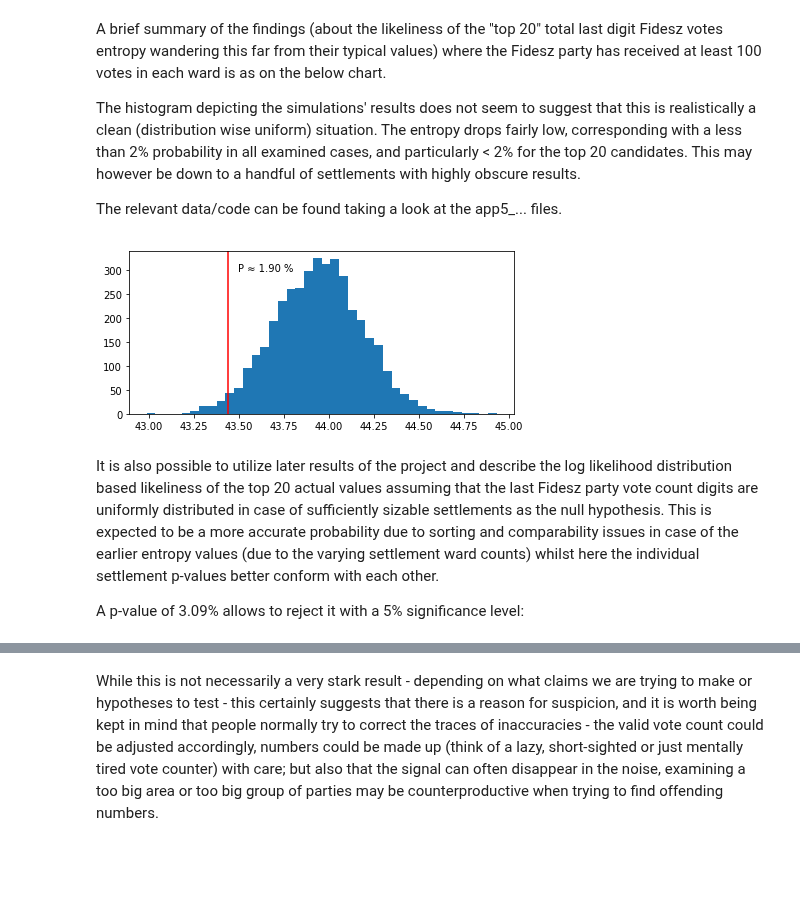
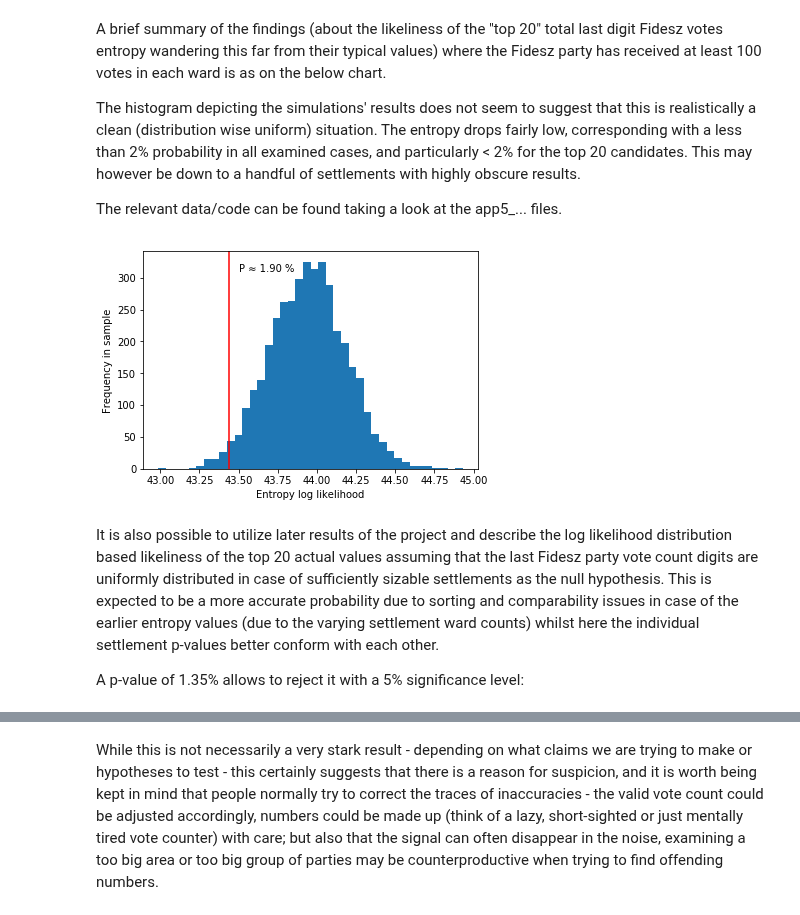
Before and after one commit to brezniczky/ep_elections_2019_hun, a Jupyter notebook: report.ipynb, the cells around one changed output, grey strips where cells are left out. Cells and saved outputs as stored; diff of their text form; code cells hidden in the pictures; blank space fills up the shorter version.

```diff
--- a/report.ipynb
+++ b/report.ipynb
@@ -57,16 +57,16 @@ import matplotlib.pyplot as plt
 
 plt.rcParams['figure.figsize'] = [6.9, 3]
 # %%
-from app5_ent_in_top import plot_entropy_distribution
+from app5_ent_in_top import plot_app5_entropy_distribution
 
-plot_entropy_distribution()
+plot_app5_entropy_distribution()
 # %% [output]
-[figure, old version]
+[figure, new version]
 # %% [markdown]
 It is also possible to utilize later results of the project and describe the log likelihood distribution based likeliness of the top 20 actual values assuming that the last Fidesz party vote count digits are uniformly distributed in case of sufficiently sizable settlements as the null hypothesis.
 This is expected to be a more accurate probability due to sorting and comparability issues in case of the earlier entropy values (due to the varying settlement ward counts) whilst here the individual settlement p-values better conform with each other.
 
-A p-value of 3.09% allows to reject it with a 5% significance level:
+A p-value of 1.35% allows to reject it with a 5% significance level:
 # %%
 import app9_overall_log_likelihood as app9
 
```
Also changed, not shown: parts of 21 cells of this notebook, 3 other files.
